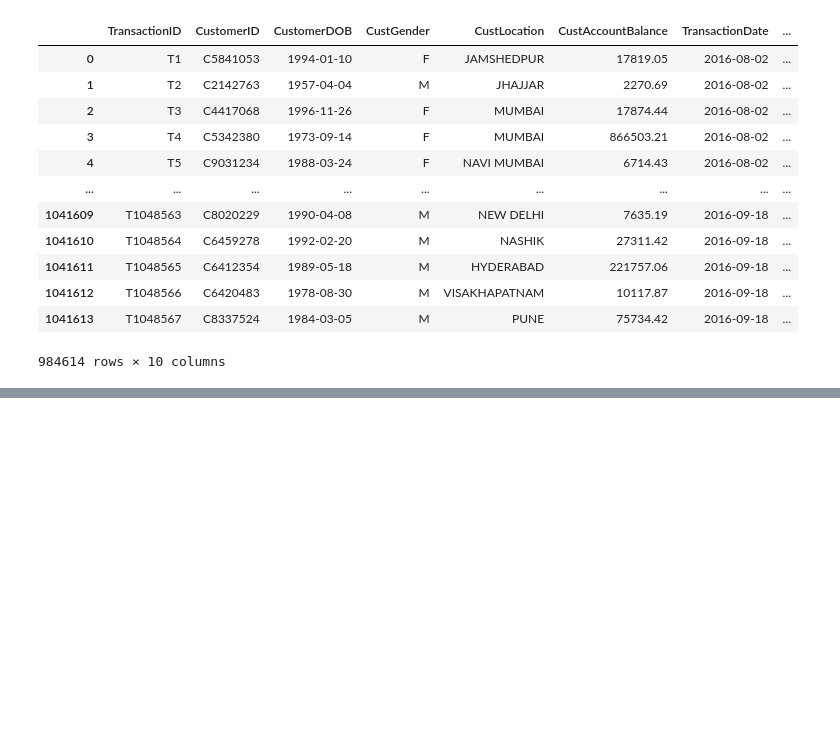
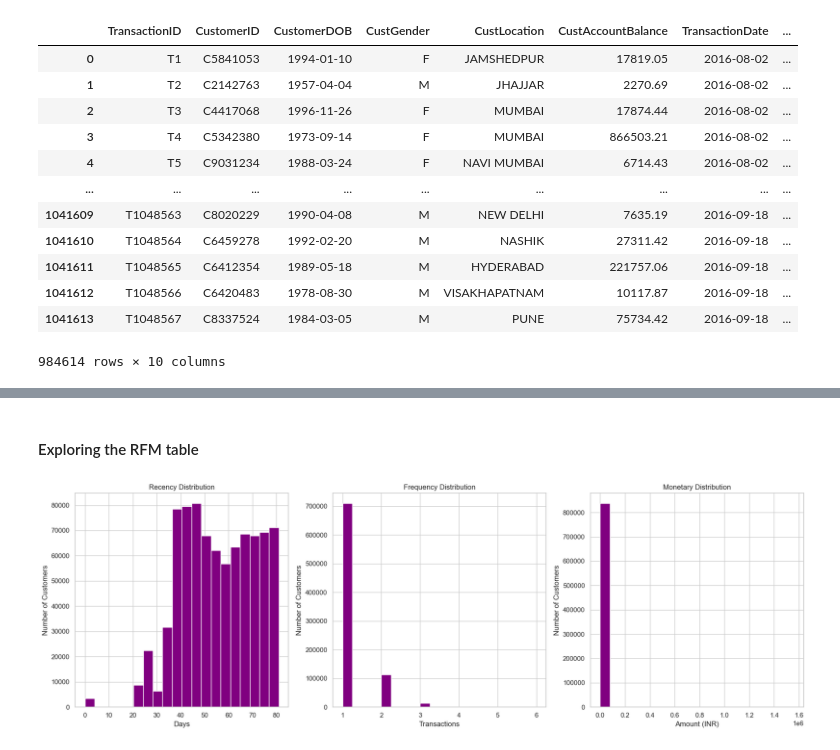
Before and after one commit to mosimii/banktrust-rfm-customer-segmentation, a Jupyter notebook: rfm_customer_segmentation_banktrust.ipynb, the cells around one changed output, grey strips where cells are left out. Drawn from its saved outputs; the diff is of its cells as text; code cells hidden in the pictures; blank space fills up the shorter version.

```diff
--- a/rfm_customer_segmentation_banktrust.ipynb
+++ b/rfm_customer_segmentation_banktrust.ipynb
@@ -687,0 +837,7 @@ df_clean
+# %%
+#making sure there are no duplicated Transaction IDs and then calculate frequency per customer
+frequency = df_clean.drop_duplicates(subset='TransactionID').groupby('CustomerID')['TransactionID'].count().reset_index()
+frequency.rename(columns={'TransactionID': 'Frequency'}, inplace=True)
+
+#display table
+frequency.head()
@@ -687,0 +865,7 @@ df_clean
+# %%
+#making sure there are no duplicated Transaction IDs and then calculate monetary value/spend per customer
+monetary = df_clean.drop_duplicates(subset='TransactionID').groupby('CustomerID')['TransactionAmount (INR)'].sum().reset_index()
+monetary.rename(columns={'TransactionAmount (INR)': 'Monetary'}, inplace=True)
+
+#display table
+monetary.head()
@@ -687,0 +881,6 @@ df_clean
+# %%
+#merging recency, frequency, and monetary
+rfm = recency.merge(frequency, on='CustomerID').merge(monetary, on='CustomerID')
+
+#display resulting df
+rfm.head()
@@ -687,0 +894,6 @@ df_clean
+# %%
+#making the customer ID column the index of the df
+
+rfm.set_index('CustomerID', inplace=True)
+
+rfm #viewing
@@ -687,0 +915,22 @@ df_clean
+# %% [markdown]
+#### Exploring the RFM table
+# %%
+#plot with 3 subplots
+fig, axis = plt.subplots(1, 3, figsize = (18, 6))
+
+#column names and titles
+columns = ['Recency', 'Frequency', 'Monetary']
+titles = ['Recency Distribution', 'Frequency Distribution', 'Monetary Distribution']
+xlabels = ['Days', 'Transactions', 'Amount (INR)']
+
+#loop over each plot
+for i, col in enumerate(columns):
+    axis[i].hist(rfm[col], bins=20, color='purple')
+    axis[i].set_title(titles[i])
+    axis[i].set_xlabel(xlabels[i])
+    axis[i].set_ylabel('Number of Customers')
+
+plt.tight_layout() #for proper spacing of features.
+plt.show()
+# %% [output]
+[figure, added]
```
Also changed, not shown: parts of 67 cells of this notebook.
